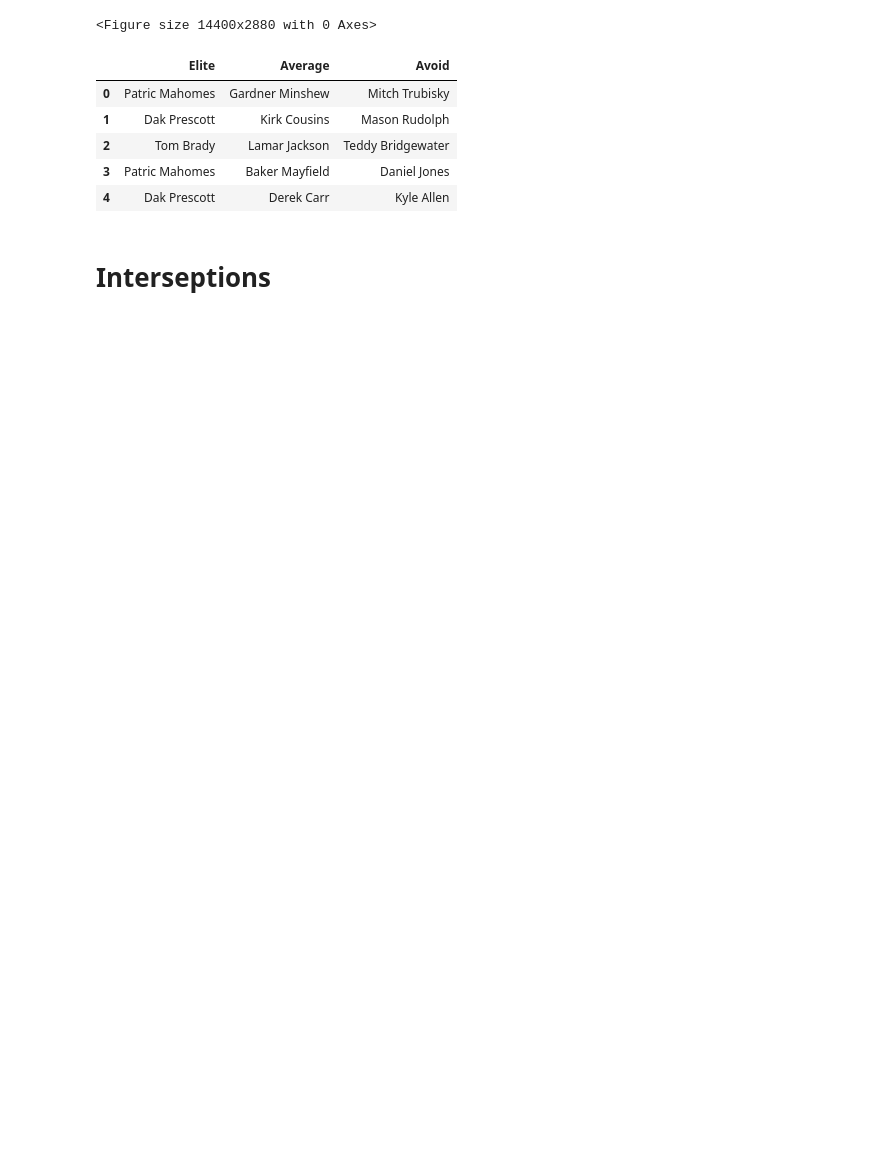
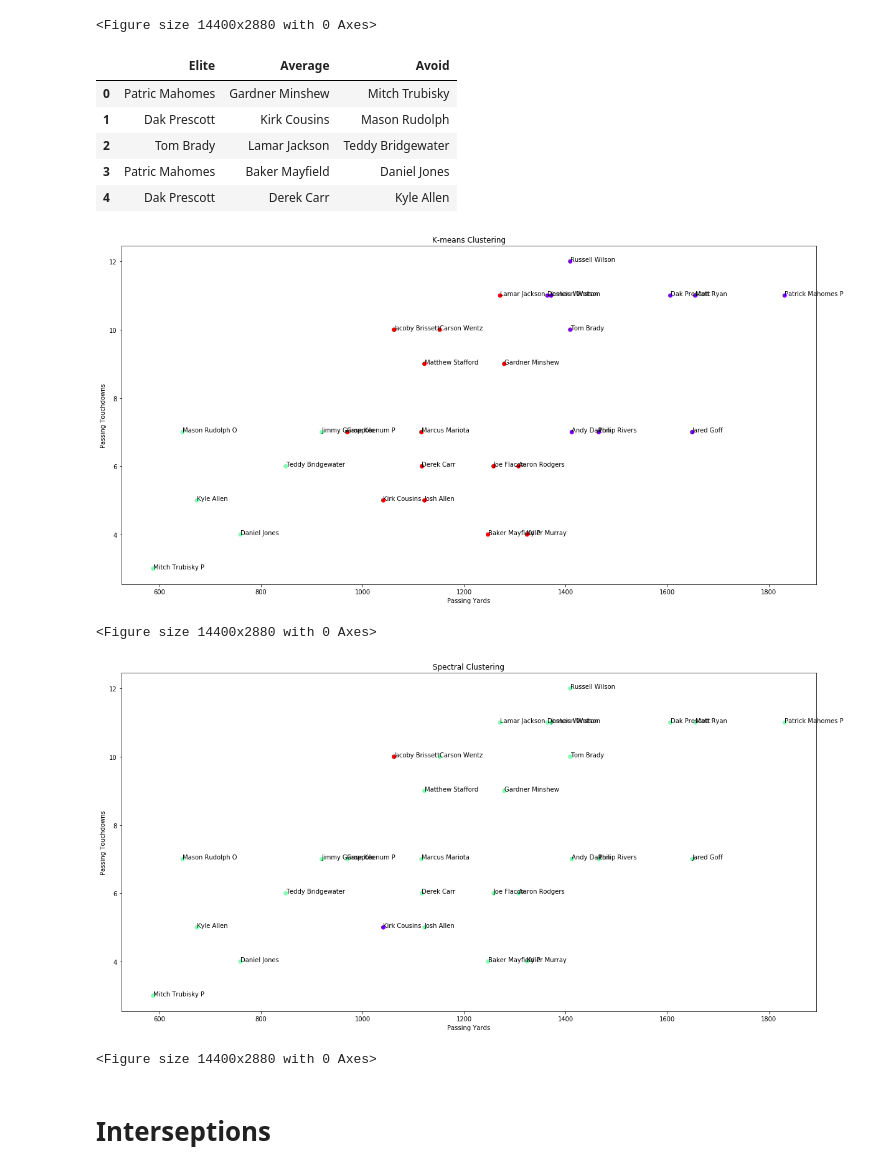
Before and after one commit to anuliyan/NFL-Fantacy, a Jupyter notebook: NFL_Fantacy-checkpoint.ipynb, the cells around one changed output. Cells and saved outputs as stored; diff of their text form; code cells hidden in the pictures; blank space fills up the shorter version.

```diff
--- a/NFL_Fantacy-checkpoint.ipynb
+++ b/NFL_Fantacy-checkpoint.ipynb
@@ -195,6 +245,13 @@ df
 | 2 | Tom Brady | Lamar Jackson | Teddy Bridgewater |
 | 3 | Patric Mahomes | Baker Mayfield | Daniel Jones |
 | 4 | Dak Prescott | Derek Carr | Kyle Allen |
+# %%
+feed_QB_data('Passing_YDS','Passing_TD','Passing Yards','Passing Touchdowns')
+# %% [output]
+[figure, added]
+<Figure size 14400x2880 with 0 Axes>
+[figure, added]
+<Figure size 14400x2880 with 0 Axes>
 # %% [markdown]
 # Interseptions
 # %%
```
Also changed, not shown: parts of 30 cells of this notebook.
